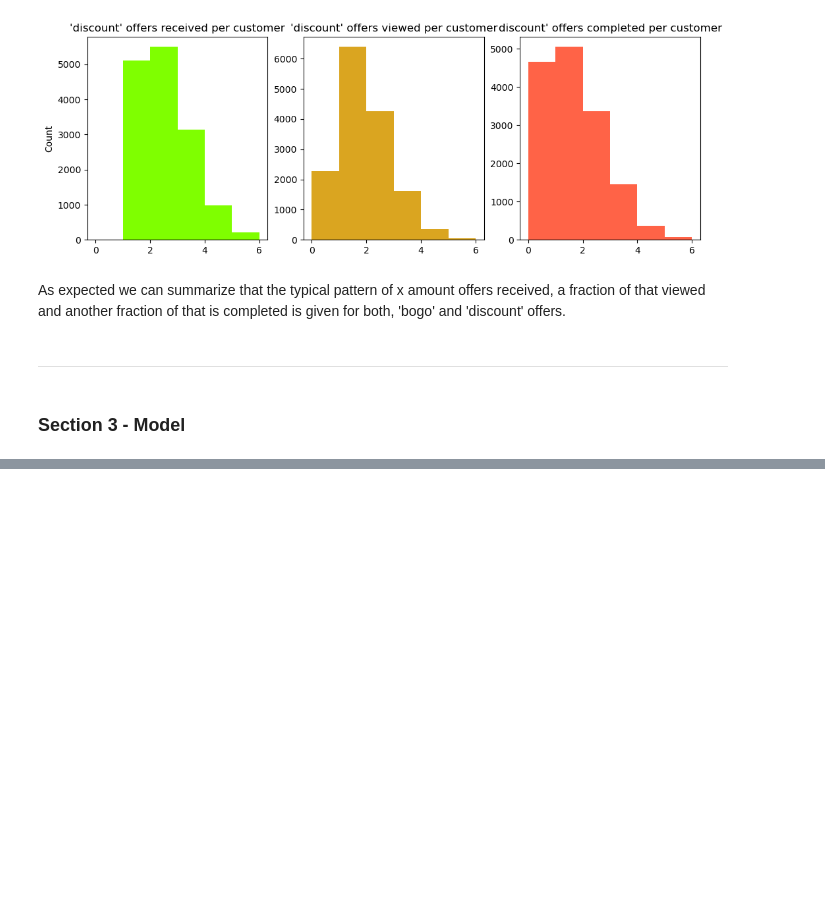
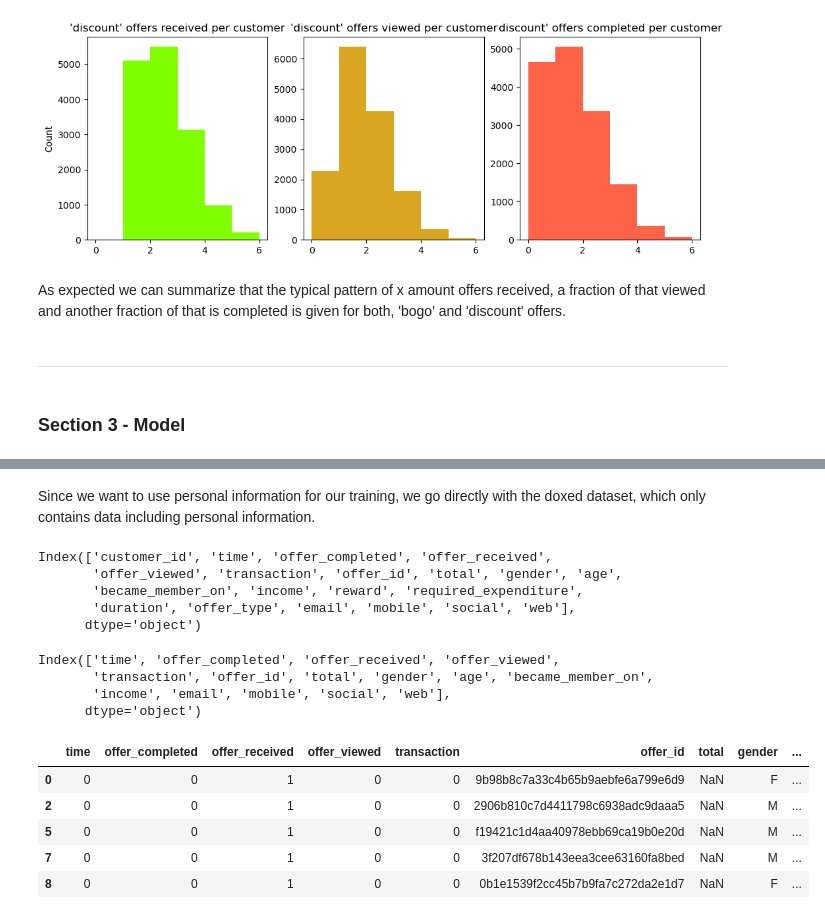
Before and after one commit to Daniel-Hutcheson/starbucks_capstone_project, a Jupyter notebook: Starbucks_Capstone_notebook.ipynb, the cells around one changed output, grey strips where cells are left out. Cells and saved outputs as stored; diff of their text form; code cells hidden in the pictures; blank space fills up the shorter version.

Commit message:
prepping data for modeling (wrangling + scaling)

```diff
--- a/Starbucks_Capstone_notebook.ipynb
+++ b/Starbucks_Capstone_notebook.ipynb
@@ -1224,0 +1234,30 @@ As expected we can summarize that the typical pattern of x amount offers receive
+# %% [markdown]
+Since we want to use personal information for our training, we go directly with the doxed dataset, which only contains data including personal information.
+# %%
+data_model = data_doxed.copy()
+# %%
+data_model.columns
+# %% [output]
+Index(['customer_id', 'time', 'offer_completed', 'offer_received',
+       'offer_viewed', 'transaction', 'offer_id', 'total', 'gender', 'age',
+       'became_member_on', 'income', 'reward', 'required_expenditure',
+       'duration', 'offer_type', 'email', 'mobile', 'social', 'web'],
+      dtype='object')
+# %%
+data_model.drop(columns=['customer_id','reward','required_expenditure','duration','offer_type'], inplace=True)
+# %%
+data_model.columns
+# %% [output]
+Index(['time', 'offer_completed', 'offer_received', 'offer_viewed',
+       'transaction', 'offer_id', 'total', 'gender', 'age', 'became_member_on',
+       'income', 'email', 'mobile', 'social', 'web'],
+      dtype='object')
+# %%
+data_model.head()
+# %% [output]
+|  | time | offer_completed | offer_received | offer_viewed | transaction | offer_id | total | gender | ... |
+| 0 | 0 | 0 | 1 | 0 | 0 | 9b98b8c7a33c4b65b9aebfe6a799e6d9 | NaN | F | ... |
+| 2 | 0 | 0 | 1 | 0 | 0 | 2906b810c7d4411798c6938adc9daaa5 | NaN | M | ... |
+| 5 | 0 | 0 | 1 | 0 | 0 | f19421c1d4aa40978ebb69ca19b0e20d | NaN | M | ... |
+| 7 | 0 | 0 | 1 | 0 | 0 | 3f207df678b143eea3cee63160fa8bed | NaN | M | ... |
+| 8 | 0 | 0 | 1 | 0 | 0 | 0b1e1539f2cc45b7b9fa7c272da2e1d7 | NaN | F | ... |
```
Also changed, not shown: parts of 29 cells of this notebook.
